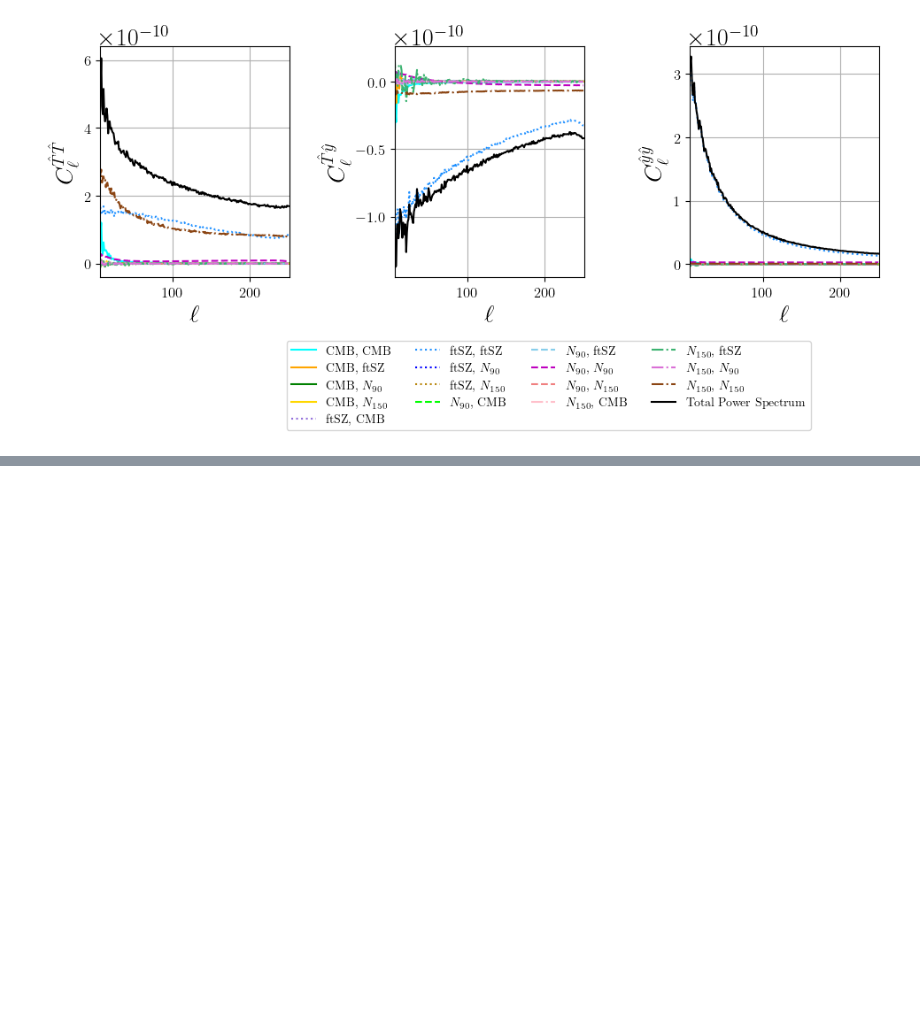
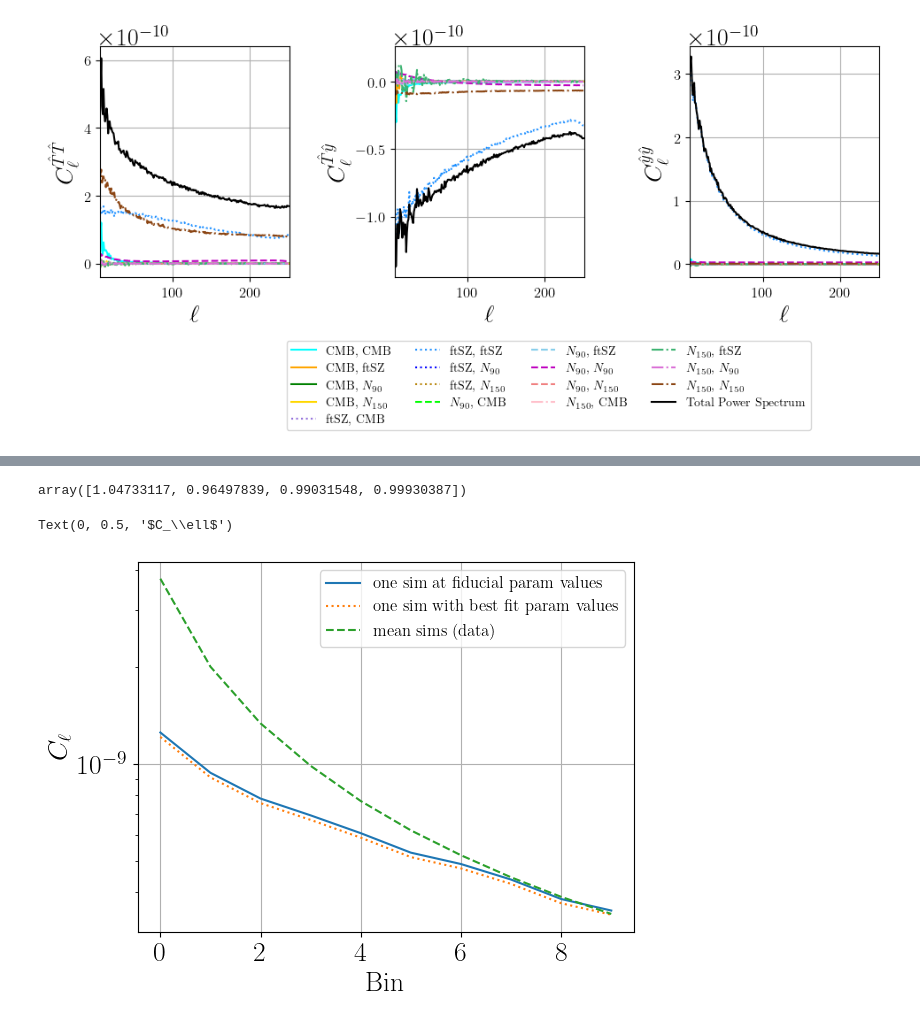
Before and after one commit to kmsurrao/NILC-Inference-Pipeline, a Jupyter notebook: notebooks/pipeline_plotting_examples.ipynb, the cells around one changed output, grey strips where cells are left out. Cells and saved outputs as stored; diff of their text form; code cells hidden in the pictures; blank space fills up the shorter version.

```diff
--- a/notebooks/pipeline_plotting_examples.ipynb
+++ b/notebooks/pipeline_plotting_examples.ipynb
@@ -763,0 +877,2 @@ array([0.25      , 0.41666667, 0.58333333, 0.75      , 0.91666667,
+# %%
+Clij00_all_sims, Clij01_all_sims, Clij10_all_sims, Clij11_all_sims = Clij[:,0,0], Clij[:,0,1], Clij[:,1,0], Clij[:,1,1]
@@ -763,0 +885,17 @@ array([0.25      , 0.41666667, 0.58333333, 0.75      , 0.91666667,
+# %%
+PScov_sim_alt = np.zeros((3*Nbins, 3*Nbins))
+for b1 in range(Nbins):
+    for b2 in range(Nbins):
+        for i in range(3):
+            for j in range(3):
+                PScov_sim_alt[i*Nbins+b1, j*Nbins+b2] = PScov_sim[b1,b2,i,j]
+
+PScov_sim_alt_Inv = scipy.linalg.inv(PScov_sim_alt)
+print(np.amax(np.abs((PScov_sim_alt @ PScov_sim_alt_Inv)-np.eye(3*Nbins))))
+
+PScov_sim_Inv_invert3Nbinsx3Nbins = np.zeros((Nbins, Nbins,3,3))
+for b1 in range(Nbins):
+    for b2 in range(Nbins):
+        for i in range(3):
+            for j in range(3):
+                PScov_sim_Inv_invert3Nbinsx3Nbins[b1, b2, i,j] = PScov_sim_alt_Inv[i*Nbins+b1, j*Nbins+b2]
@@ -763,0 +909,12 @@ array([0.25      , 0.41666667, 0.58333333, 0.75      , 0.91666667,
+# %%
+sim = 0
+acmb_start = 1.
+atsz_start = 1.
+anoise1_start = 1.
+anoise2_start = 1.
+bounds = ((0.1, 2.0), (0.1, 2.0), (0.1, 2.0), (0.1, 2.0))
+bounds = ((0.001, None), (0.001, None), (0.001, None), (0.001, None))
+# bounds = ((None, None), (None, None), (None, None), (None, None))
+#res = minimize(lnL, x0 = [acmb_start, atsz_start, anoise1_start, anoise2_start], args = (ClijA, sim, Clij00_all_sims, Clij01_all_sims, Clij10_all_sims, Clij11_all_sims, PScov_sim_Inv_invert3x3), method='Nelder-Mead')
+res = minimize(lnL, x0 = [acmb_start, atsz_start, anoise1_start, anoise2_start], args = (ClijA, sim, Clij00_all_sims, Clij01_all_sims, Clij10_all_sims, Clij11_all_sims, PScov_sim_Inv_invert3Nbinsx3Nbins), bounds=bounds, method='Nelder-Mead')
+#Powell minimizer gives best reconstruction
@@ -763,0 +939,21 @@ array([0.25      , 0.41666667, 0.58333333, 0.75      , 0.91666667,
+# %%
+res.x
+# %% [output]
+array([1.04733117, 0.96497839, 0.99031548, 0.99930387])
+# %%
+one_sim = np.sum(Clij00_all_sims[sim], axis=0)
+one_sim_best_fit = np.einsum('ab,a->b', Clij00_all_sims[sim], res.x)
+mean_sims = np.mean(np.sum(Clij00_all_sims, axis=1), axis=0)
+# %%
+bins = np.arange(Nbins)
+plt.plot(bins, one_sim, label='one sim at fiducial param values')
+plt.plot(bins, one_sim_best_fit, label='one sim with best fit param values', linestyle='dotted')
+plt.plot(bins, mean_sims, label='mean sims (data)', linestyle='dashed')
+plt.legend(fontsize=12)
+plt.grid()
+plt.yscale('log')
+plt.xlabel('Bin')
+plt.ylabel(r'$C_\ell$')
+# %% [output]
+Text(0, 0.5, '$C_\\ell$')
+[figure, added]
```
Also changed, not shown: parts of 54 cells of this notebook, 5 other files.
